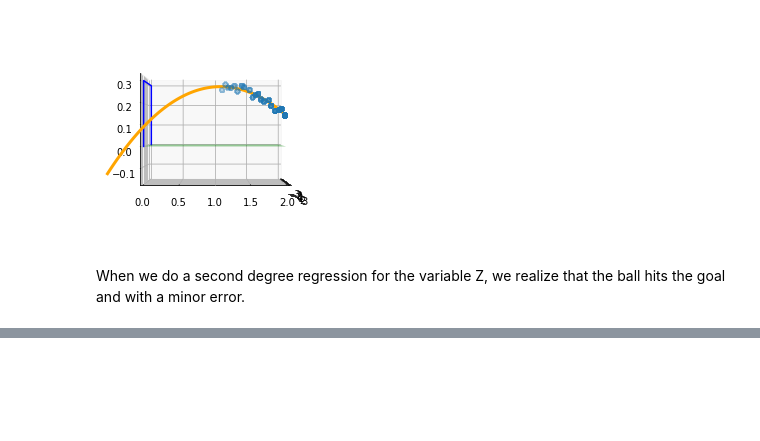
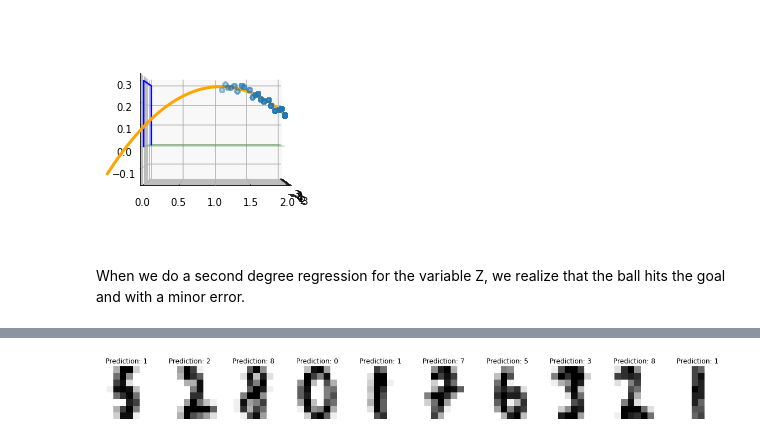
Before and after one commit to matheus-hatzlhoffer/MC886-Machine-Learning, a Jupyter notebook: Projeto 2/Project2.ipynb, the cells around one changed output, grey strips where cells are left out. Saved outputs shown, nothing was run; the diff lists cells and outputs as text; code cells hidden in the pictures; blank space fills up the shorter version.

```diff
--- a/Projeto 2/part1.ipynb
+++ b/Projeto 2/Project2.ipynb
@@ -445,0 +546,9 @@ When we do a second degree regression for the variable Z, we realize that the ba
+# %%
+_, axes = plt.subplots(nrows=1, ncols=10, figsize=(20, 3))
+for ax, image, prediction in zip(axes, test_set, predicted_tree):
+    ax.set_axis_off()
+    image = image.reshape(8, 8)
+    ax.imshow(image, cmap=plt.cm.gray_r, interpolation='nearest')
+    ax.set_title(f'Prediction: {prediction}')
+# %% [output]
+[figure, added]
```
Also changed, not shown: parts of 34 cells of this notebook, 1 other file.
